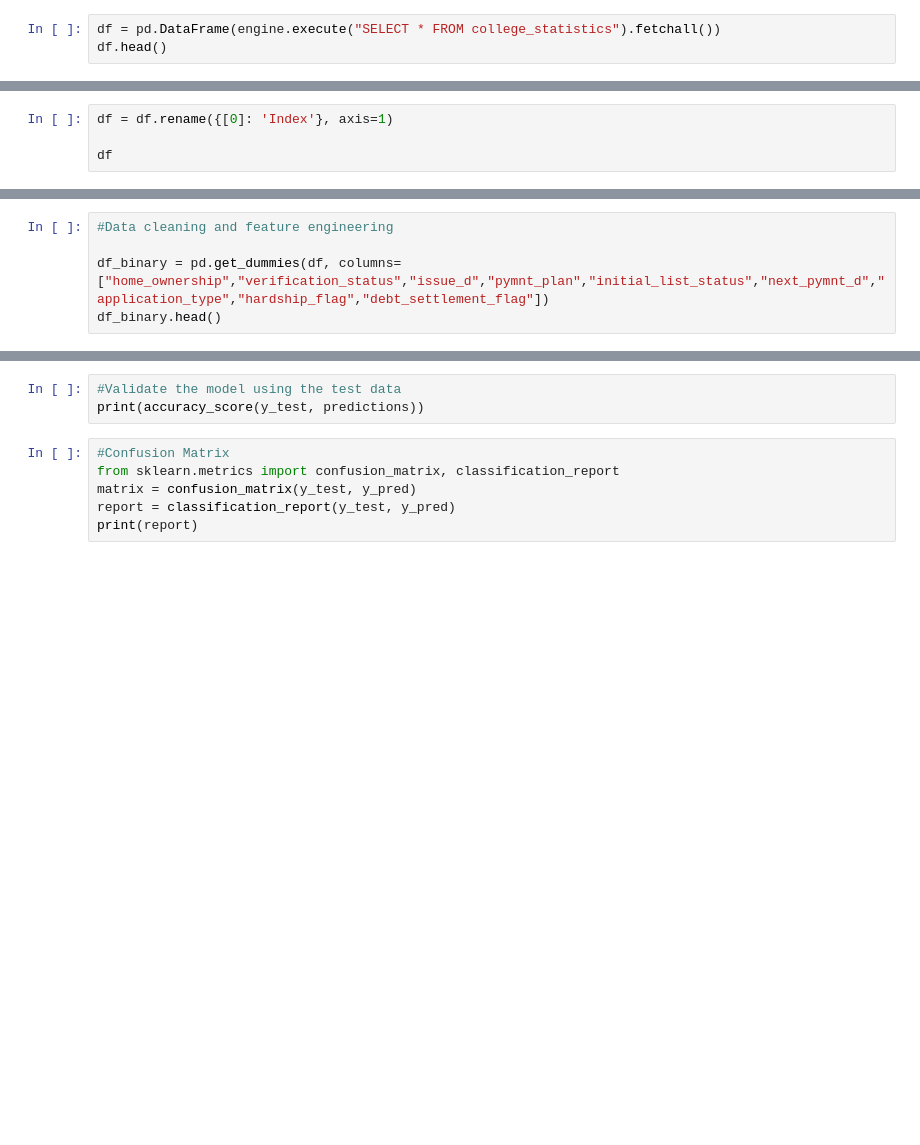
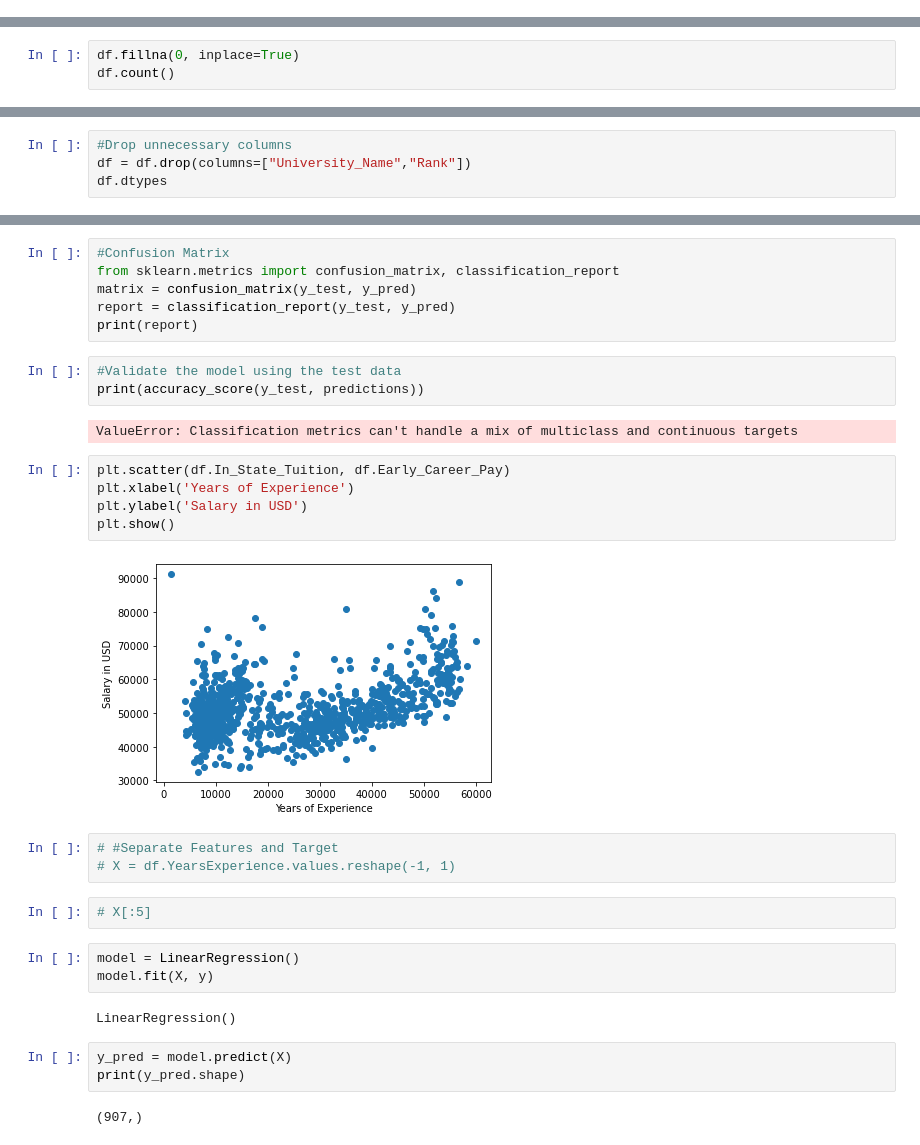
Before and after one commit to razon7/Group-Project, a Jupyter notebook: Linear_Regression_Model.ipynb, the cells around one changed output, grey strips where cells are left out. Saved outputs shown, nothing was run; the diff lists cells and outputs as text; blank space fills up the shorter version.

Commit message:
linear regression attempt

```diff
--- a/Linear_Regression_Model.ipynb
+++ b/Linear_Regression_Model.ipynb
@@ -21,3 +34,0 @@ engine = create_engine(db_string)
-# %%
-df = pd.DataFrame(engine.execute("SELECT * FROM college_statistics").fetchall())
-df.head()
@@ -32,4 +34,0 @@ df.head()
-# %%
-df = df.rename({[0]: 'Index'}, axis=1)
-
-df
@@ -37,0 +56,3 @@ TypeError: unhashable type: 'list'
+# %%
+df.fillna(0, inplace=True)
+df.count()
@@ -38,5 +77,4 @@ TypeError: unhashable type: 'list'
 # %%
-#Data cleaning and feature engineering
-
-df_binary = pd.get_dummies(df, columns=["home_ownership","verification_status","issue_d","pymnt_plan","initial_list_status","next_pymnt_d","application_type","hardship_flag","debt_settlement_flag"])
-df_binary.head()
+#Drop unnecessary columns
+df = df.drop(columns=["University_Name","Rank"])
+df.dtypes
@@ -78,9 +189,33 @@ pd.DataFrame({"Prediction": predictions, "Actual": y_test})
-# %%
-#Validate the model using the test data
-print(accuracy_score(y_test, predictions))
 # %%
 #Confusion Matrix
 from sklearn.metrics import confusion_matrix, classification_report
 matrix = confusion_matrix(y_test, y_pred)
 report = classification_report(y_test, y_pred)
 print(report)
+# %%
+#Validate the model using the test data
+print(accuracy_score(y_test, predictions))
+# %% [output]
+ValueError: Classification metrics can't handle a mix of multiclass and continuous targets
+# %%
+plt.scatter(df.In_State_Tuition, df.Early_Career_Pay)
+plt.xlabel('Years of Experience')
+plt.ylabel('Salary in USD')
+plt.show()
+# %% [output]
+[figure, added]
+# %%
+# #Separate Features and Target
+# X = df.YearsExperience.values.reshape(-1, 1)
+# %%
+# X[:5]
+# %%
+model = LinearRegression()
+model.fit(X, y)
+# %% [output]
+LinearRegression()
+# %%
+y_pred = model.predict(X)
+print(y_pred.shape)
+# %% [output]
+(907,)
```
Also changed, not shown: parts of 20 cells of this notebook.
